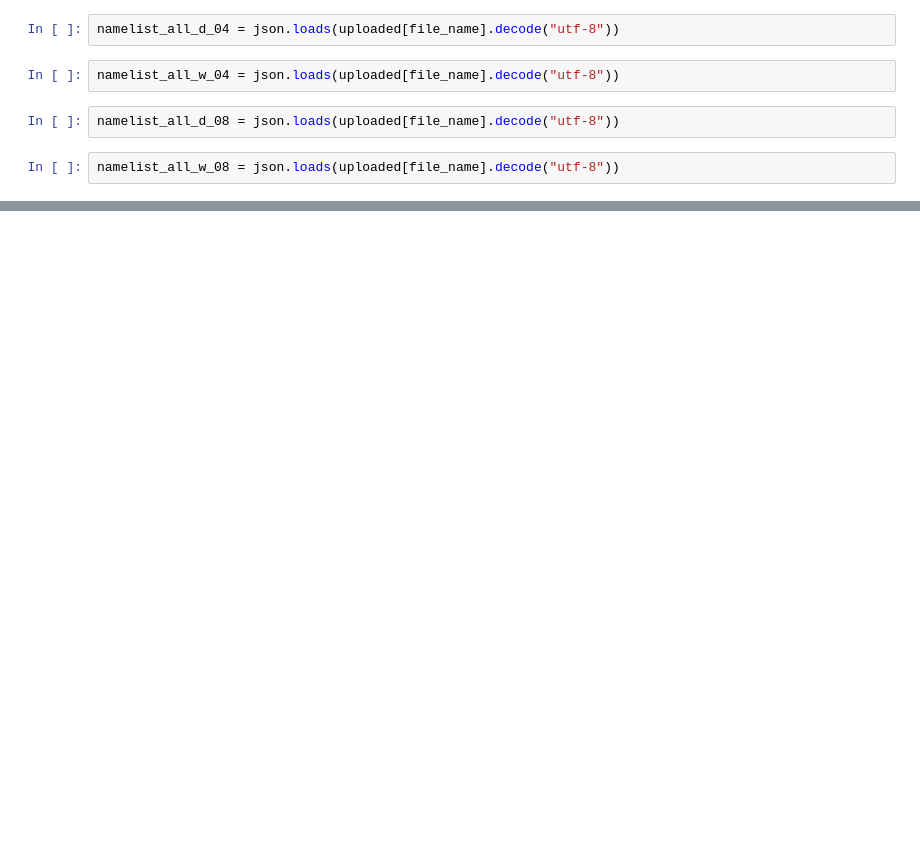
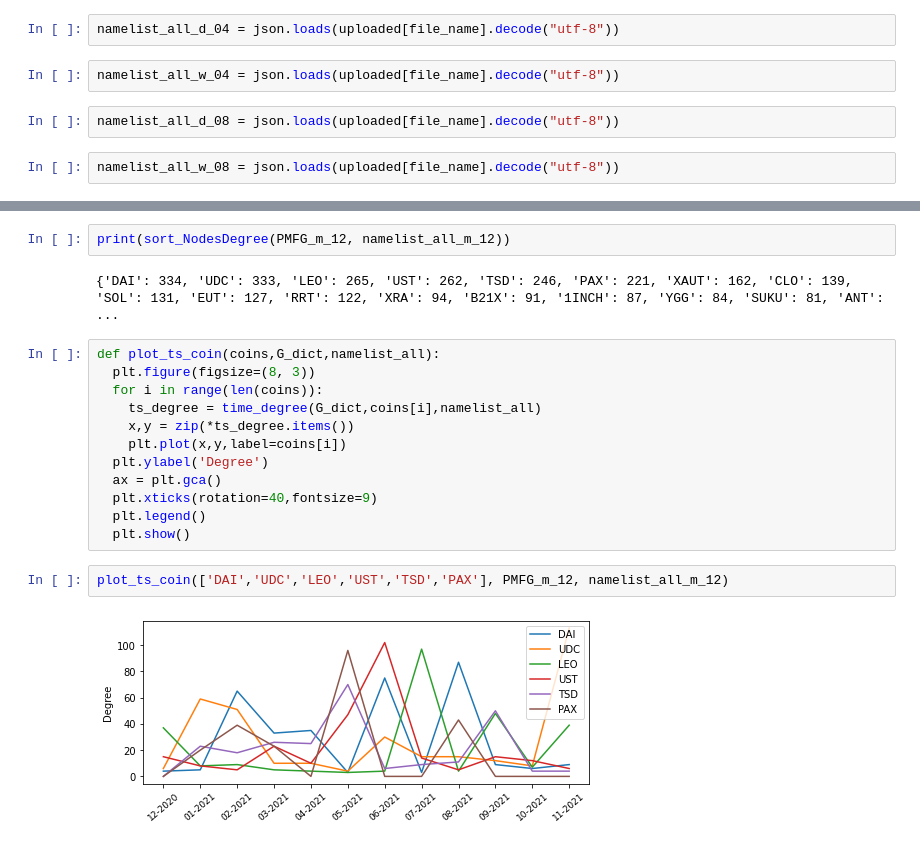
Before and after one commit to codingFerryman/crypto_market_hierarchy_structure, a Jupyter notebook: src/degree_analysis.ipynb, the cells around one changed output, grey strips where cells are left out. Cells and saved outputs as stored; diff of their text form; blank space fills up the shorter version.

Commit message:
update degree analysis

```diff
--- a/src/degree_analysis.ipynb
+++ b/src/degree_analysis.ipynb
@@ -222,0 +231,20 @@ plot_acf_coin('NEO',MST_d_04,namelist_all_d_04)
+# %%
+print(sort_NodesDegree(PMFG_m_12, namelist_all_m_12))
+# %% [output]
+{'DAI': 334, 'UDC': 333, 'LEO': 265, 'UST': 262, 'TSD': 246, 'PAX': 221, 'XAUT': 162, 'CLO': 139, 'SOL': 131, 'EUT': 127, 'RRT': 122, 'XRA': 94, 'B21X': 91, '1INCH': 87, 'YGG': 84, 'SUKU': 81, 'ANT':  ...
+# %%
+def plot_ts_coin(coins,G_dict,namelist_all):
+  plt.figure(figsize=(8, 3))
+  for i in range(len(coins)):
+    ts_degree = time_degree(G_dict,coins[i],namelist_all)
+    x,y = zip(*ts_degree.items())
+    plt.plot(x,y,label=coins[i])
+  plt.ylabel('Degree')
+  ax = plt.gca()
+  plt.xticks(rotation=40,fontsize=9)
+  plt.legend()
+  plt.show()
+# %%
+plot_ts_coin(['DAI','UDC','LEO','UST','TSD','PAX'], PMFG_m_12, namelist_all_m_12)
+# %% [output]
+[figure, added]
```
Also changed, not shown: parts of 54 cells of this notebook.
